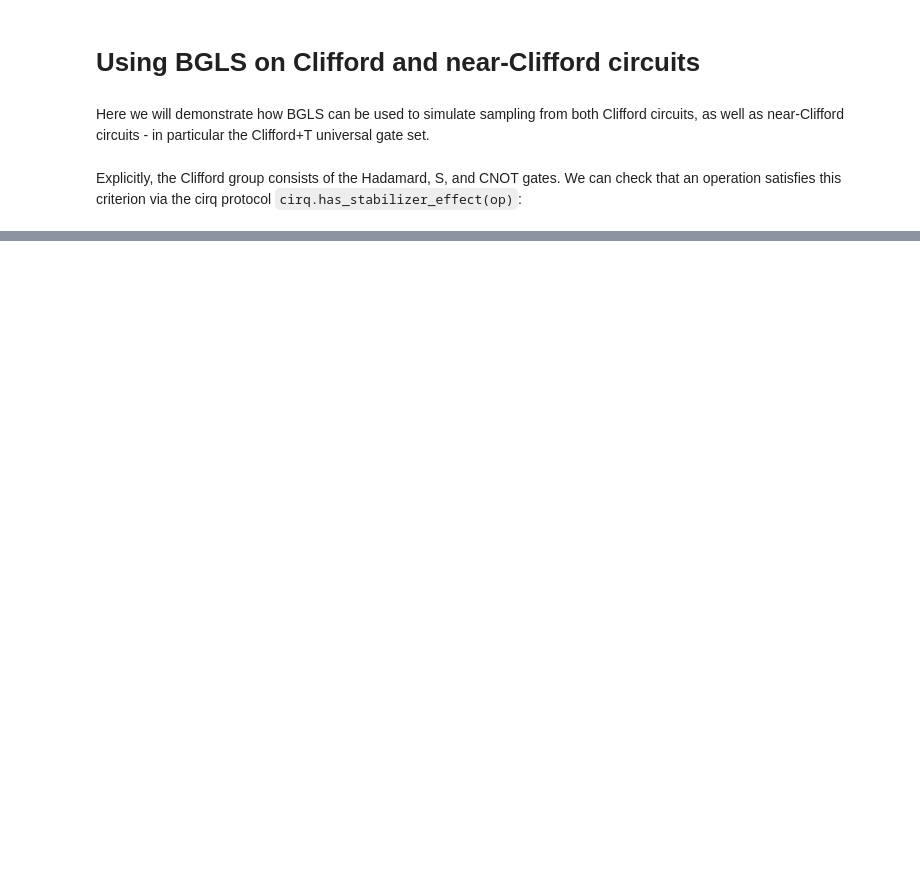
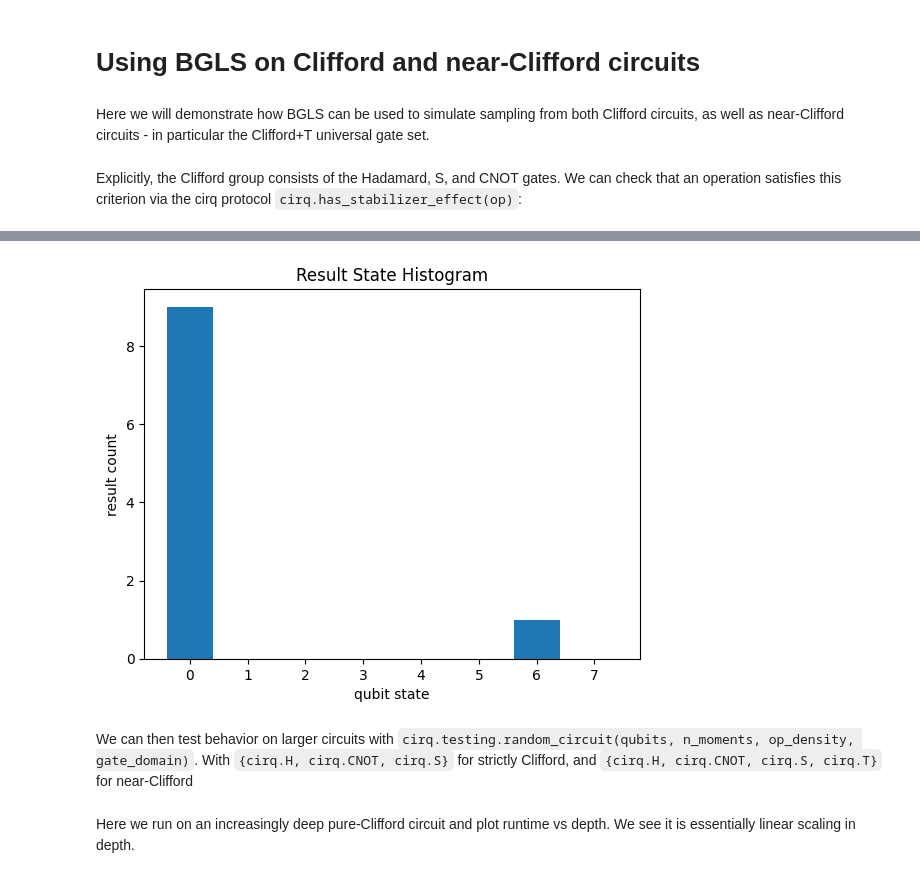
Before and after one commit to asciineuron/bgls, a Jupyter notebook: docs/clifford_simulation.ipynb, the cells around one changed output, grey strips where cells are left out. Cells and saved outputs as stored; diff of their text form; code cells hidden in the pictures; blank space fills up the shorter version.

````diff
--- a/docs/clifford_simulation.ipynb
+++ b/docs/clifford_simulation.ipynb
@@ -25,0 +82,27 @@ assert bgls.cirq_stabilizer_ch_bitstring_probability(ch_stab_state, "101") == 1
+# %%
+a, b, c = cirq.LineQubit.range(3)
+circuit = cirq.Circuit(
+    cirq.H(a),
+    cirq.T.on(c),
+    cirq.CNOT(a, b),
+    cirq.S.on(c),
+    cirq.measure([a, b, c], key="z"),
+)
+ch_stabilizer_simulator = bgls.Simulator(
+        cirq.StabilizerChFormSimulationState(
+            qubits=(a, b, c), initial_state=0
+        ),
+        bgls.utils.apply_near_clifford_gate,
+        bgls.utils.cirq_stabilizer_ch_bitstring_probability,
+        seed=1,
+    )
+
+result = ch_stabilizer_simulator.run(circuit, repetitions=10)
+_ = cirq.plot_state_histogram(result, plt.subplot())
+plt.show()
+# %% [output]
+[figure, added]
+# %% [markdown]
+We can then test behavior on larger circuits with ```cirq.testing.random_circuit(qubits, n_moments, op_density, gate_domain)```. With ```{cirq.H, cirq.CNOT, cirq.S}``` for strictly Clifford, and ```{cirq.H, cirq.CNOT, cirq.S, cirq.T}``` for near-Clifford
+# %% [markdown]
+Here we run on an increasingly deep pure-Clifford circuit and plot runtime vs depth. We see it is essentially linear scaling in depth.
````
Also changed, not shown: parts of 13 cells of this notebook, 5 other files.
